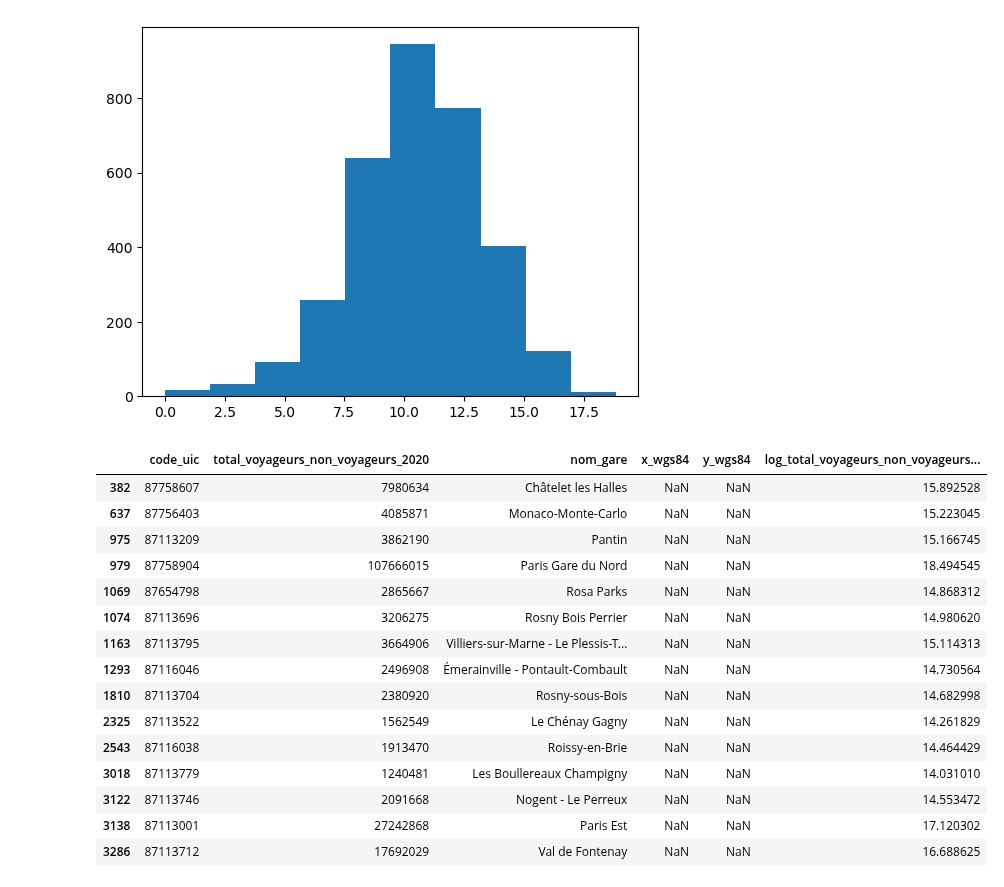
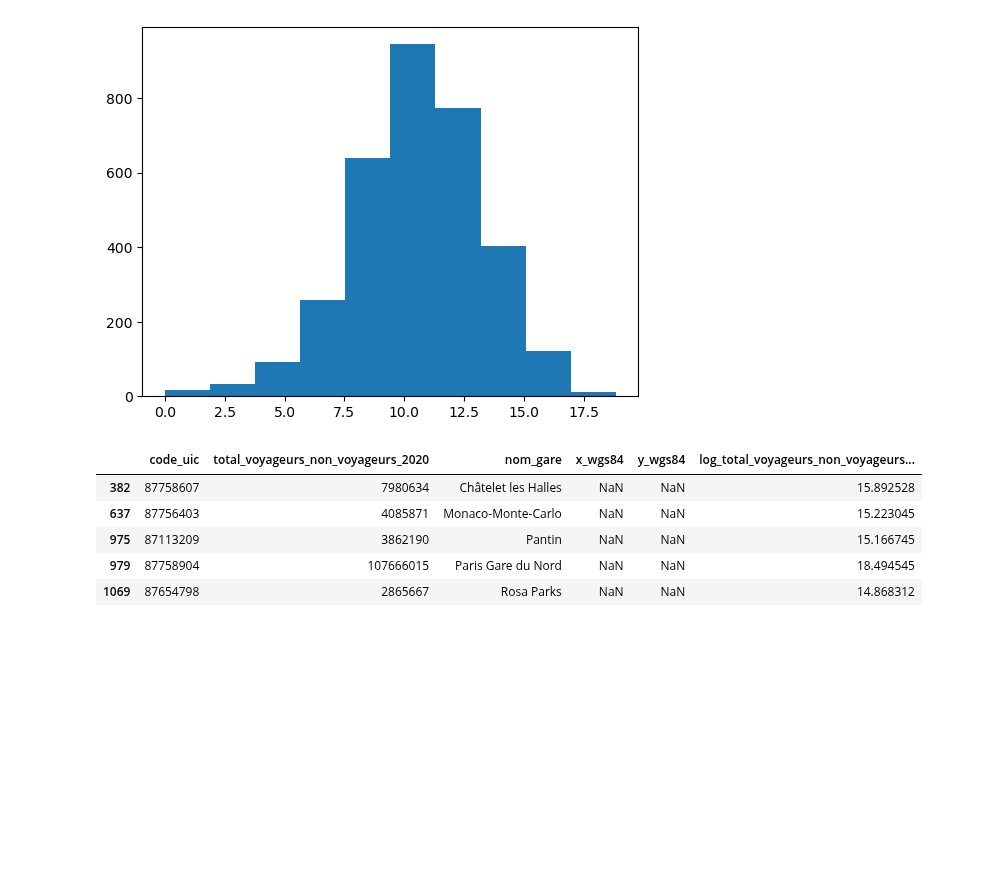
Before and after one commit to DiegoRenaud/Exercice, a Jupyter notebook: Gares_principales.ipynb, the cells around one changed output. Saved outputs shown, nothing was run; the diff lists cells and outputs as text; code cells hidden in the pictures; blank space fills up the shorter version.

```diff
--- a/Gares_principales.ipynb
+++ b/Gares_principales.ipynb
@@ -88,26 +101,17 @@ plt.hist(df_gares_merged['log_total_voyageurs_non_voyageurs_2020'])
 # %%
 #filtre sur les frequentations : on ne garde que les gares les plus frequentees
 df_gares_principales = df_gares_merged[df_gares_merged['log_total_voyageurs_non_voyageurs_2020']>= 14]
 
-#on regarde ensuite les gares pour lesquelles il nous manque les coordonnees gps
-df_gares_principales[df_gares_principales['x_wgs84'].isna()==True]
+#on regarde ensuite les gares tres frequentees pour lesquelles il nous manque les coordonnees gps
+df_gares_manquantes  = df_gares_principales[df_gares_principales['x_wgs84'].isna()==True]
+df_gares_manquantes.head()
 # %% [output]
 |  | code_uic | total_voyageurs_non_voyageurs_2020 | nom_gare | x_wgs84 | y_wgs84 | log_total_voyageurs_non_voyageurs... |
 | 382 | 87758607 | 7980634 | Châtelet les Halles | NaN | NaN | 15.892528 |
 | 637 | 87756403 | 4085871 | Monaco-Monte-Carlo | NaN | NaN | 15.223045 |
 | 975 | 87113209 | 3862190 | Pantin | NaN | NaN | 15.166745 |
 | 979 | 87758904 | 107666015 | Paris Gare du Nord | NaN | NaN | 18.494545 |
 | 1069 | 87654798 | 2865667 | Rosa Parks | NaN | NaN | 14.868312 |
-| 1074 | 87113696 | 3206275 | Rosny Bois Perrier | NaN | NaN | 14.980620 |
-| 1163 | 87113795 | 3664906 | Villiers-sur-Marne - Le Plessis-T... | NaN | NaN | 15.114313 |
-| 1293 | 87116046 | 2496908 | Émerainville - Pontault-Combault | NaN | NaN | 14.730564 |
-| 1810 | 87113704 | 2380920 | Rosny-sous-Bois | NaN | NaN | 14.682998 |
-| 2325 | 87113522 | 1562549 | Le Chénay Gagny | NaN | NaN | 14.261829 |
-| 2543 | 87116038 | 1913470 | Roissy-en-Brie | NaN | NaN | 14.464429 |
-| 3018 | 87113779 | 1240481 | Les Boullereaux Champigny | NaN | NaN | 14.031010 |
-| 3122 | 87113746 | 2091668 | Nogent - Le Perreux | NaN | NaN | 14.553472 |
-| 3138 | 87113001 | 27242868 | Paris Est | NaN | NaN | 17.120302 |
-| 3286 | 87113712 | 17692029 | Val de Fontenay | NaN | NaN | 16.688625 |
 # %%
 #on sort les donnees manquantes du dataframe, on va maintenant les chercher grace a d'autres sources de donnees
 df_gares_principales = df_gares_principales.dropna()
```
Also changed, not shown: parts of 11 cells of this notebook.
